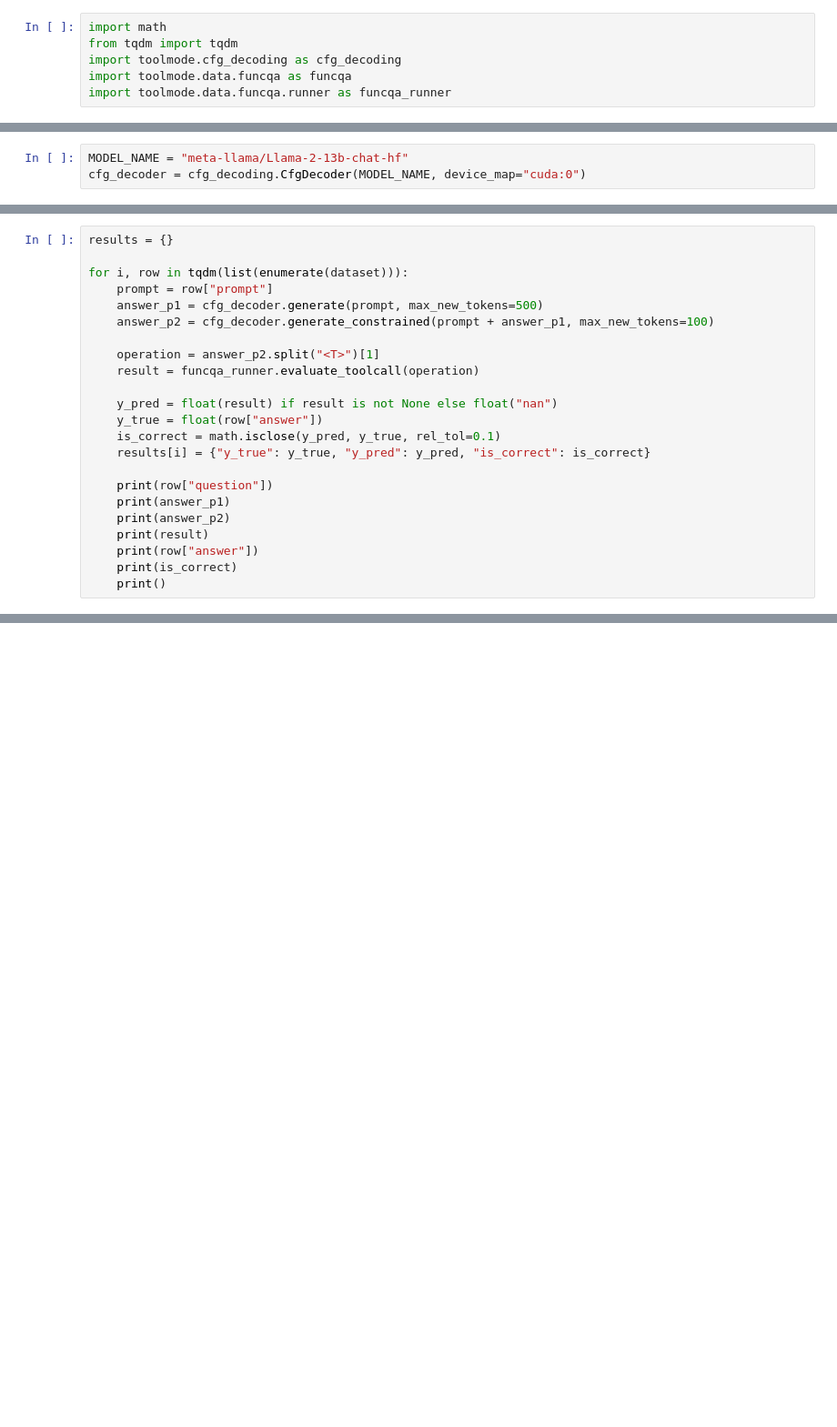
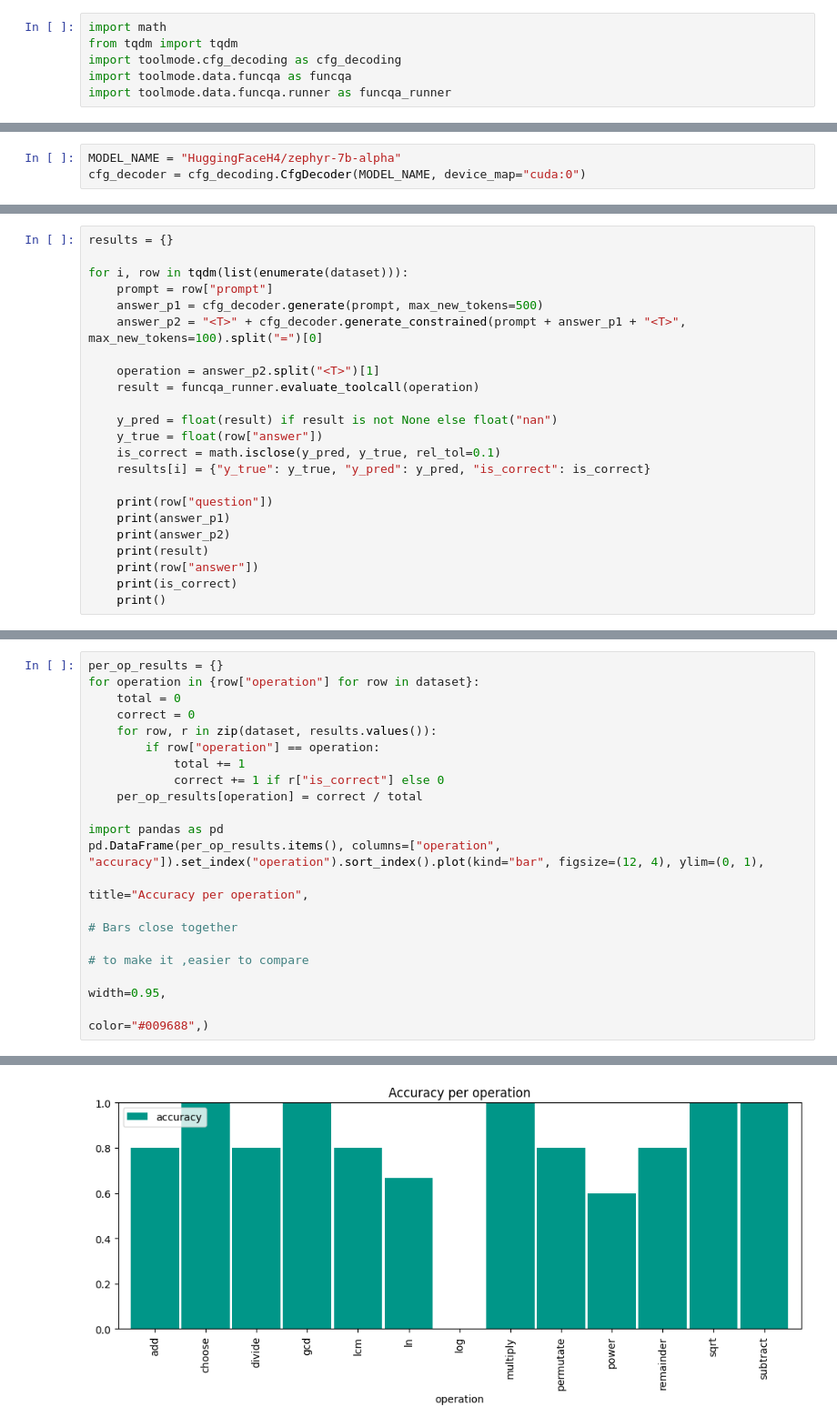
Before and after one commit to jvhoffbauer/syntax-constrained-decoding-math-llm, a Jupyter notebook: funcqa_experiments.ipynb, the cells around one changed output, grey strips where cells are left out. Shown: that part at 91% size. Drawn from its saved outputs; the diff is of its cells as text; blank space fills up the shorter version.

```diff
--- a/funcqa_experiments.ipynb
+++ b/funcqa_experiments.ipynb
@@ -45,4 +45,4 @@ Q: A car travels 0.384 miles and then travels 1.63 more miles. How far did the c
 A:
 # %%
-MODEL_NAME = "meta-llama/Llama-2-13b-chat-hf"
+MODEL_NAME = "HuggingFaceH4/zephyr-7b-alpha"
 cfg_decoder = cfg_decoding.CfgDecoder(MODEL_NAME, device_map="cuda:0")
@@ -52,7 +54,7 @@ results = {}
 for i, row in tqdm(list(enumerate(dataset))):
     prompt = row["prompt"]
     answer_p1 = cfg_decoder.generate(prompt, max_new_tokens=500)
-    answer_p2 = cfg_decoder.generate_constrained(prompt + answer_p1, max_new_tokens=100)
+    answer_p2 = "<T>" + cfg_decoder.generate_constrained(prompt + answer_p1 + "<T>", max_new_tokens=100).split("=")[0]
 
     operation = answer_p2.split("<T>")[1]
     result = funcqa_runner.evaluate_toolcall(operation)
@@ -150,0 +153,19 @@ accuracy * 100
+# %%
+per_op_results = {}
+for operation in {row["operation"] for row in dataset}:
+    total = 0
+    correct = 0
+    for row, r in zip(dataset, results.values()):
+        if row["operation"] == operation:
+            total += 1
+            correct += 1 if r["is_correct"] else 0
+    per_op_results[operation] = correct / total
+
+import pandas as pd
+pd.DataFrame(per_op_results.items(), columns=["operation", "accuracy"]).set_index("operation").sort_index().plot(kind="bar", figsize=(12, 4), ylim=(0, 1),
+                                                                                                                  title="Accuracy per operation",
+                                                                                                                  # Bars close together
+                                                                                                                   # to make it ,easier to compare
+                                                                                                                   width=0.95,
+                                                                                                                   color="#009688",)
+# %% [output]
@@ -150,0 +173 @@ accuracy * 100
+[figure, added]
```
Also changed, not shown: parts of 12 cells of this notebook, 5 other files.
